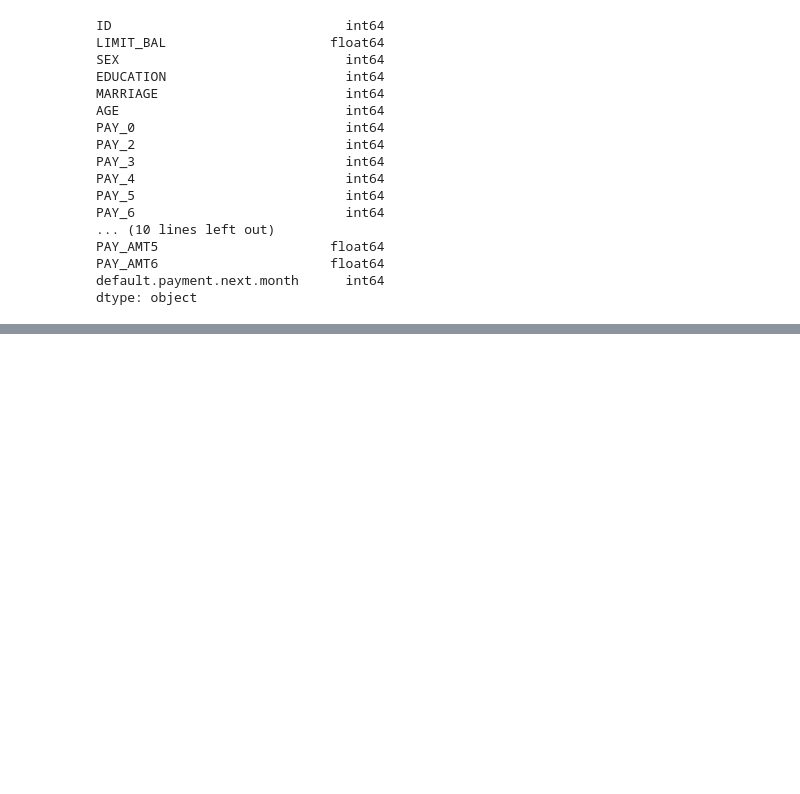
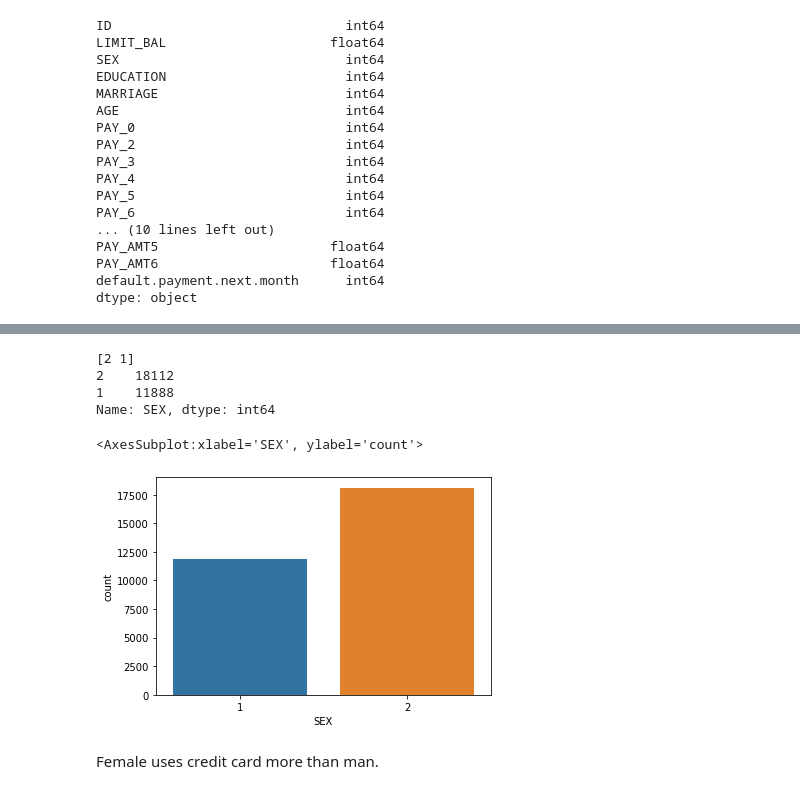
Before and after one commit to iamaakashpal/Credit-Card-Default-Prediction-EDA-and-FE, a Jupyter notebook: 1 EDA.ipynb, the cells around one changed output, grey strips where cells are left out. Drawn from its saved outputs; the diff is of its cells as text; code cells hidden in the pictures; blank space fills up the shorter version.

```diff
--- a/1 EDA.ipynb
+++ b/1 EDA.ipynb
@@ -254,0 +308,16 @@ dtype: object
+# %%
+# SEX Feature Analysis 1=Men 2=Female
+print(dataset['SEX'].unique())
+print(dataset['SEX'].value_counts())
+# %% [output]
+[2 1]
+2    18112
+1    11888
+Name: SEX, dtype: int64
+# %%
+sns.countplot(dataset['SEX'])
+# %% [output]
+<AxesSubplot:xlabel='SEX', ylabel='count'>
+[figure, added]
+# %% [markdown]
+Female uses credit card more than man.
```
Also changed, not shown: parts of 20 cells of this notebook.
